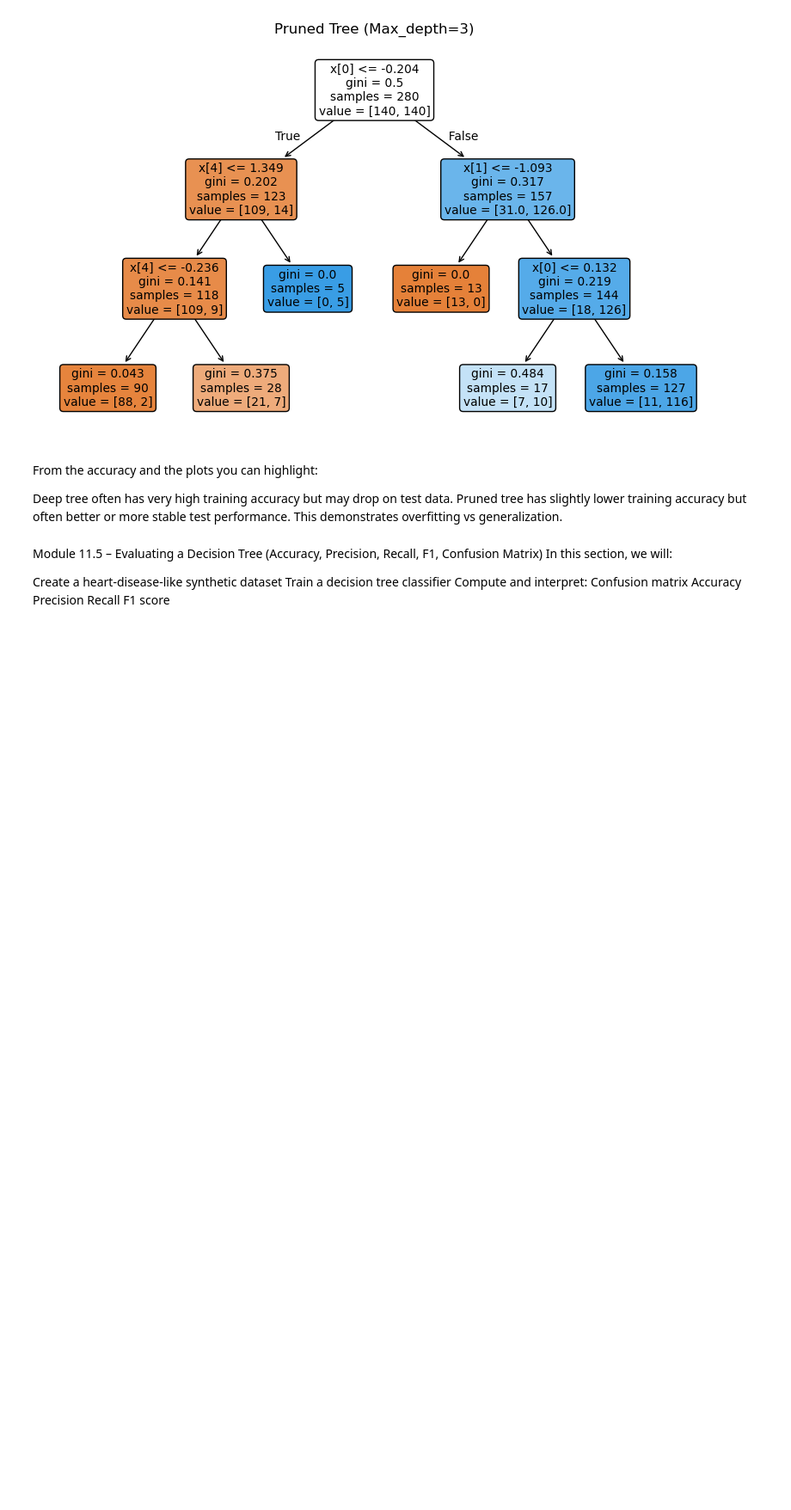
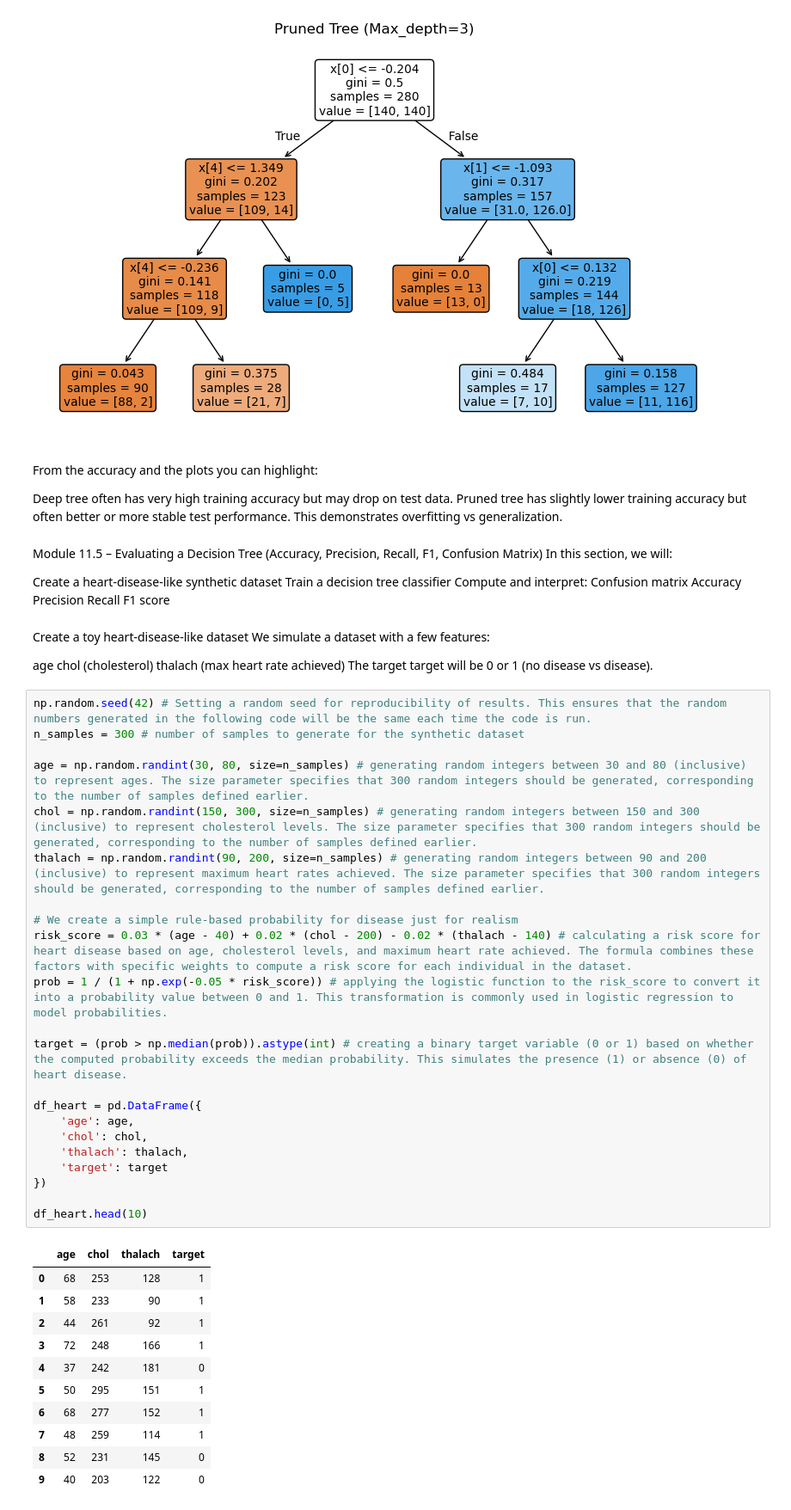
Before and after one commit to sayeedarefin/PHITRON_ML_AI, a Jupyter notebook: Module_11.ipynb, the cells around one changed output. Shown at 86% size. Cells and saved outputs as stored; diff of their text form; blank space fills up the shorter version.

```diff
--- a/Module_11.ipynb
+++ b/Module_11.ipynb
@@ -227,3 +227,45 @@ Accuracy
 Precision
 Recall
 F1 score
+# %% [markdown]
+Create a toy heart-disease-like dataset
+We simulate a dataset with a few features:
+
+age
+chol (cholesterol)
+thalach (max heart rate achieved)
+The target target will be 0 or 1 (no disease vs disease).
+# %%
+np.random.seed(42) # Setting a random seed for reproducibility of results. This ensures that the random numbers generated in the following code will be the same each time the code is run.
+n_samples = 300 # number of samples to generate for the synthetic dataset
+
+age = np.random.randint(30, 80, size=n_samples) # generating random integers between 30 and 80 (inclusive) to represent ages. The size parameter specifies that 300 random integers should be generated, corresponding to the number of samples defined earlier.
+chol = np.random.randint(150, 300, size=n_samples) # generating random integers between 150 and 300 (inclusive) to represent cholesterol levels. The size parameter specifies that 300 random integers should be generated, corresponding to the number of samples defined earlier.
+thalach = np.random.randint(90, 200, size=n_samples) # generating random integers between 90 and 200 (inclusive) to represent maximum heart rates achieved. The size parameter specifies that 300 random integers should be generated, corresponding to the number of samples defined earlier.
+
+# We create a simple rule-based probability for disease just for realism
+risk_score = 0.03 * (age - 40) + 0.02 * (chol - 200) - 0.02 * (thalach - 140) # calculating a risk score for heart disease based on age, cholesterol levels, and maximum heart rate achieved. The formula combines these factors with specific weights to compute a risk score for each individual in the dataset.
+prob = 1 / (1 + np.exp(-0.05 * risk_score)) # applying the logistic function to the risk_score to convert it into a probability value between 0 and 1. This transformation is commonly used in logistic regression to model probabilities.
+
+target = (prob > np.median(prob)).astype(int) # creating a binary target variable (0 or 1) based on whether the computed probability exceeds the median probability. This simulates the presence (1) or absence (0) of heart disease.
+
+df_heart = pd.DataFrame({
+    'age': age,
+    'chol': chol,
+    'thalach': thalach,
+    'target': target
+})
+
+df_heart.head(10)
+# %% [output]
+|  | age | chol | thalach | target |
+| 0 | 68 | 253 | 128 | 1 |
+| 1 | 58 | 233 | 90 | 1 |
+| 2 | 44 | 261 | 92 | 1 |
+| 3 | 72 | 248 | 166 | 1 |
+| 4 | 37 | 242 | 181 | 0 |
+| 5 | 50 | 295 | 151 | 1 |
+| 6 | 68 | 277 | 152 | 1 |
+| 7 | 48 | 259 | 114 | 1 |
+| 8 | 52 | 231 | 145 | 0 |
+| 9 | 40 | 203 | 122 | 0 |
```
Also changed, not shown: parts of 16 cells of this notebook, 1 other file.
